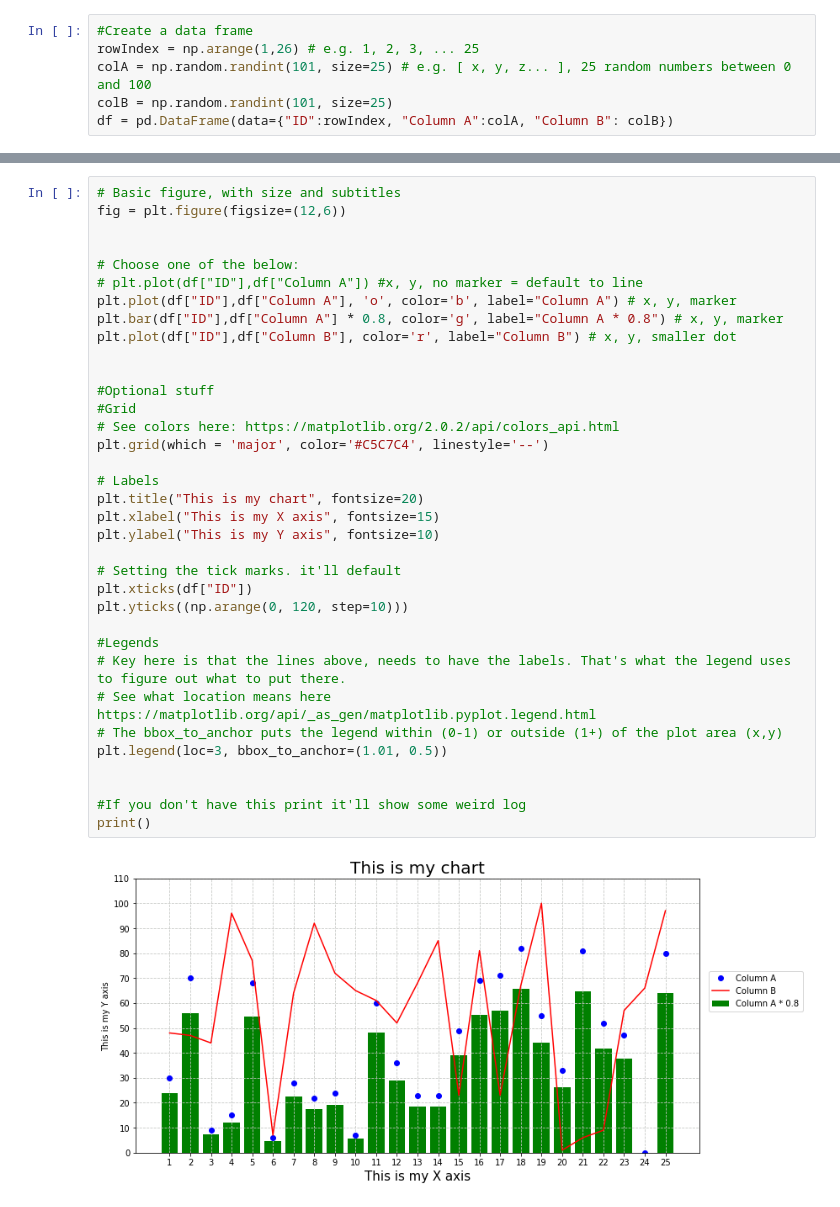
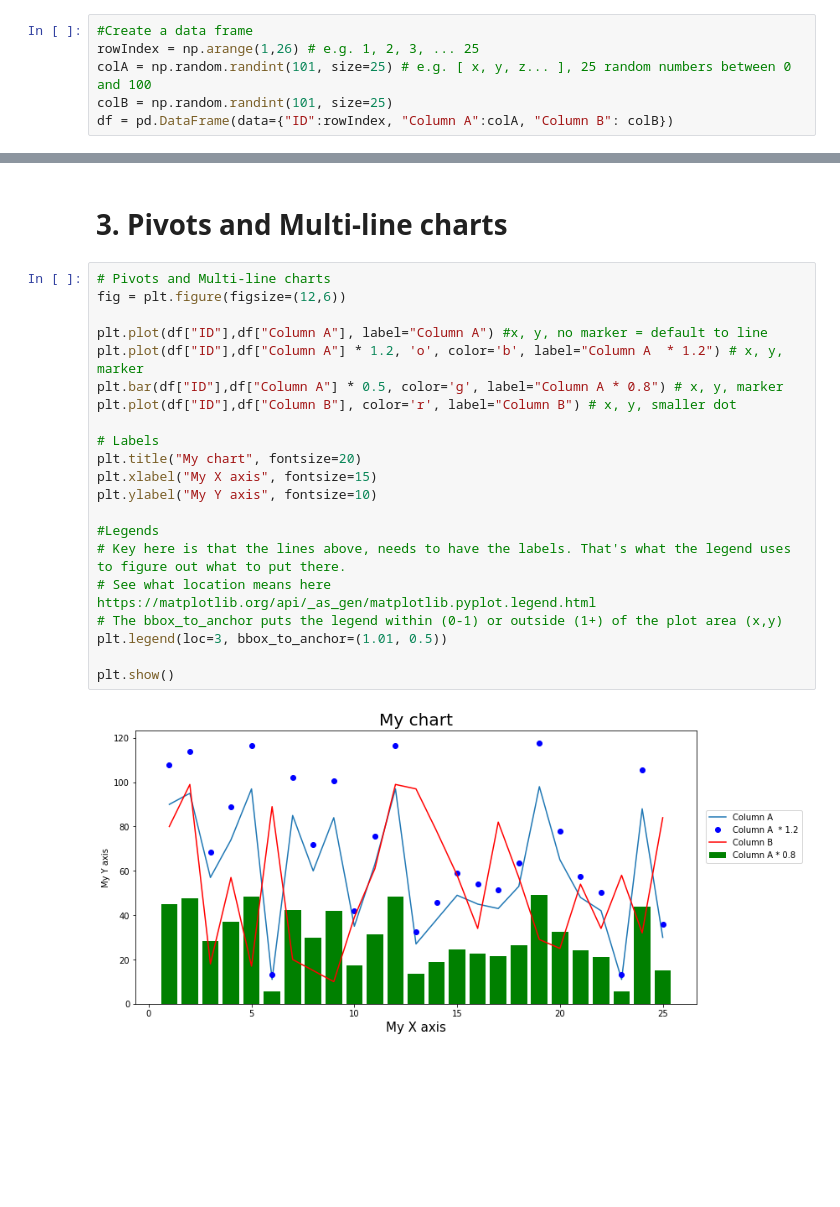
Before and after one commit to ronald-leung/datascience_machinelearning, a Jupyter notebook: visualization/Basic_pyplot_charts.ipynb, the cells around one changed output, grey strips where cells are left out. Drawn from its saved outputs; the diff is of its cells as text; blank space fills up the shorter version.

Commit message:
Add visualization notebook

```diff
--- a/visualization/Basic_pyplot_charts.ipynb
+++ b/visualization/Basic_pyplot_charts.ipynb
@@ -31,37 +62,25 @@ df.head()
+# %% [markdown]
+# 3. Pivots and Multi-line charts
 # %%
-# Basic figure, with size and subtitles
+# Pivots and Multi-line charts
 fig = plt.figure(figsize=(12,6))
 
-
-# Choose one of the below:
-# plt.plot(df["ID"],df["Column A"]) #x, y, no marker = default to line
-plt.plot(df["ID"],df["Column A"], 'o', color='b', label="Column A") # x, y, marker
-plt.bar(df["ID"],df["Column A"] * 0.8, color='g', label="Column A * 0.8") # x, y, marker
+plt.plot(df["ID"],df["Column A"], label="Column A") #x, y, no marker = default to line
+plt.plot(df["ID"],df["Column A"] * 1.2, 'o', color='b', label="Column A  * 1.2") # x, y, marker
+plt.bar(df["ID"],df["Column A"] * 0.5, color='g', label="Column A * 0.8") # x, y, marker
 plt.plot(df["ID"],df["Column B"], color='r', label="Column B") # x, y, smaller dot
 
-
-#Optional stuff
-#Grid
-# See colors here: https://matplotlib.org/2.0.2/api/colors_api.html
-plt.grid(which = 'major', color='#C5C7C4', linestyle='--')
-
 # Labels
-plt.title("This is my chart", fontsize=20)
-plt.xlabel("This is my X axis", fontsize=15)
-plt.ylabel("This is my Y axis", fontsize=10)
-
-# Setting the tick marks. it'll default
-plt.xticks(df["ID"])
-plt.yticks((np.arange(0, 120, step=10)))
+plt.title("My chart", fontsize=20)
+plt.xlabel("My X axis", fontsize=15)
+plt.ylabel("My Y axis", fontsize=10)
 
 #Legends
 # Key here is that the lines above, needs to have the labels. That's what the legend uses to figure out what to put there.
 # See what location means here https://matplotlib.org/api/_as_gen/matplotlib.pyplot.legend.html
 # The bbox_to_anchor puts the legend within (0-1) or outside (1+) of the plot area (x,y)
 plt.legend(loc=3, bbox_to_anchor=(1.01, 0.5))
 
-
-#If you don't have this print it'll show some weird log
-print()
+plt.show()
 # %% [output]
-[figure, old version]
+[figure, new version]
```
Also changed, not shown: parts of 16 cells of this notebook.
